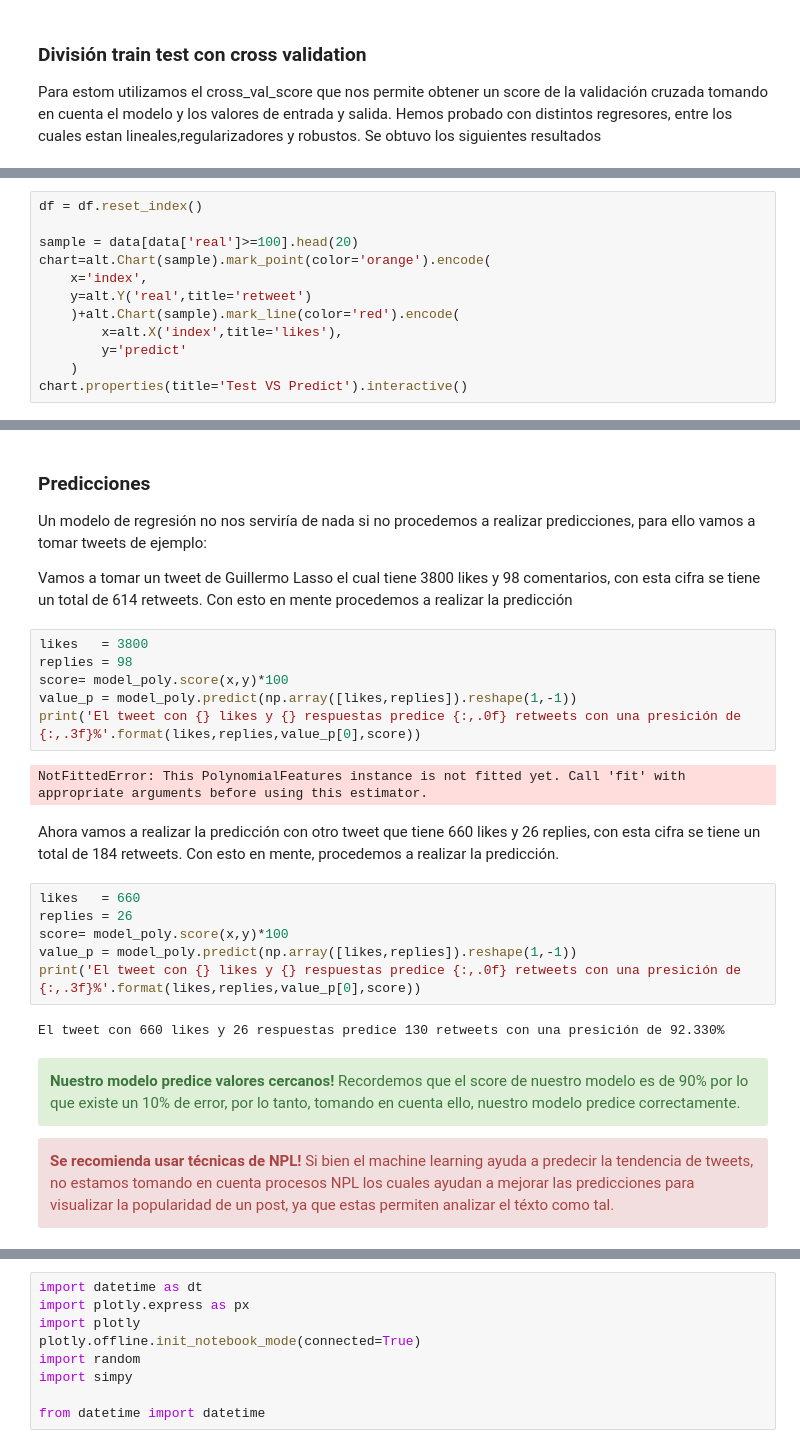
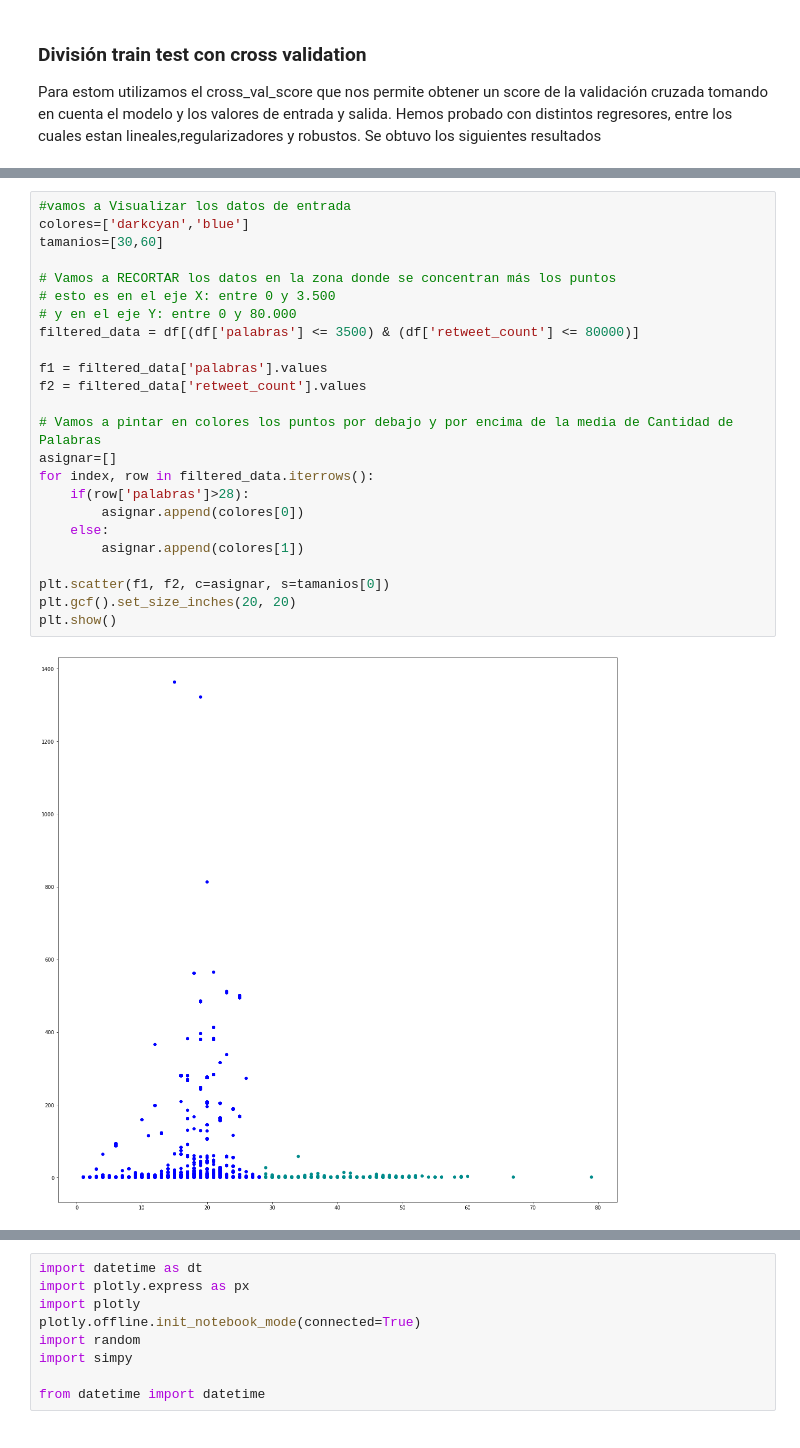
Before and after one commit to RobertoPacho/Simulacion, a Jupyter notebook: Primer Interciclo/Examen/Examen.ipynb, the cells around one changed output, grey strips where cells are left out. Cells and saved outputs as stored; diff of their text form.

Commit message:
datos

```diff
--- a/Primer Interciclo/Examen/Examen.ipynb
+++ b/Primer Interciclo/Examen/Examen.ipynb
@@ -325,12 +219,0 @@ Como podemos notar en el score, su valor es el óptimo obtenido por el cross-val
-# %%
-df = df.reset_index()
-
-sample = data[data['real']>=100].head(20)
-chart=alt.Chart(sample).mark_point(color='orange').encode(
-    x='index',
-    y=alt.Y('real',title='retweet')
-    )+alt.Chart(sample).mark_line(color='red').encode(
-        x=alt.X('index',title='likes'),
-        y='predict'
-    )
-chart.properties(title='Test VS Predict').interactive()
@@ -341,31 +220,26 @@ A primera vista, la gráfica pareciera como si se presentara un overfitting, per
-# %% [markdown]
-### Predicciones
-
-Un modelo de regresión no nos serviría de nada si no procedemos a realizar predicciones, para ello vamos a tomar tweets de ejemplo:
-
-Vamos a tomar un tweet de Guillermo Lasso el cual tiene 3800 likes y 98 comentarios, con esta cifra se tiene un total de 614 retweets. Con esto en mente procedemos a realizar la predicción
-# %%
-likes   = 3800
-replies = 98
-score= model_poly.score(x,y)*100
-value_p = model_poly.predict(np.array([likes,replies]).reshape(1,-1))
-print('El tweet con {} likes y {} respuestas predice {:,.0f} retweets con una presición de {:,.3f}%'.format(likes,replies,value_p[0],score))
-# %% [output]
-NotFittedError: This PolynomialFeatures instance is not fitted yet. Call 'fit' with appropriate arguments before using this estimator.
-# %% [markdown]
-Ahora vamos a realizar la predicción con otro tweet que tiene 660 likes y 26 replies, con esta cifra se tiene un total de 184 retweets. Con esto en mente, procedemos a realizar la predicción.
-# %%
-likes   = 660
-replies = 26
-score= model_poly.score(x,y)*100
-value_p = model_poly.predict(np.array([likes,replies]).reshape(1,-1))
-print('El tweet con {} likes y {} respuestas predice {:,.0f} retweets con una presición de {:,.3f}%'.format(likes,replies,value_p[0],score))
-# %% [output]
-El tweet con 660 likes y 26 respuestas predice 130 retweets con una presición de 92.330%
-# %% [markdown]
-<div class="alert alert-success">
-  <strong>Nuestro modelo predice valores cercanos!</strong> Recordemos que el score de nuestro modelo es de 90% por lo que existe un 10% de error, por lo tanto, tomando en cuenta ello, nuestro modelo predice correctamente.</div>
-
-
-<div class="alert alert-danger">
-  <strong>Se recomienda usar técnicas de NPL!</strong> Si bien el machine learning ayuda a predecir la tendencia de tweets, no estamos tomando en cuenta procesos NPL los cuales ayudan a mejorar las predicciones para visualizar la popularidad de un post, ya que estas permiten analizar el téxto como tal.</div>
+# %%
+#vamos a Visualizar los datos de entrada
+colores=['darkcyan','blue']
+tamanios=[30,60]
+
+# Vamos a RECORTAR los datos en la zona donde se concentran más los puntos
+# esto es en el eje X: entre 0 y 3.500
+# y en el eje Y: entre 0 y 80.000
+filtered_data = df[(df['palabras'] <= 3500) & (df['retweet_count'] <= 80000)]
+
+f1 = filtered_data['palabras'].values
+f2 = filtered_data['retweet_count'].values
+
+# Vamos a pintar en colores los puntos por debajo y por encima de la media de Cantidad de Palabras
+asignar=[]
+for index, row in filtered_data.iterrows():
+    if(row['palabras']>28):
+        asignar.append(colores[0])
+    else:
+        asignar.append(colores[1])
+
+plt.scatter(f1, f2, c=asignar, s=tamanios[0])
+plt.gcf().set_size_inches(20, 20)
+plt.show()
+# %% [output]
+[figure, added]
```
Also changed, not shown: parts of 55 cells of this notebook.
